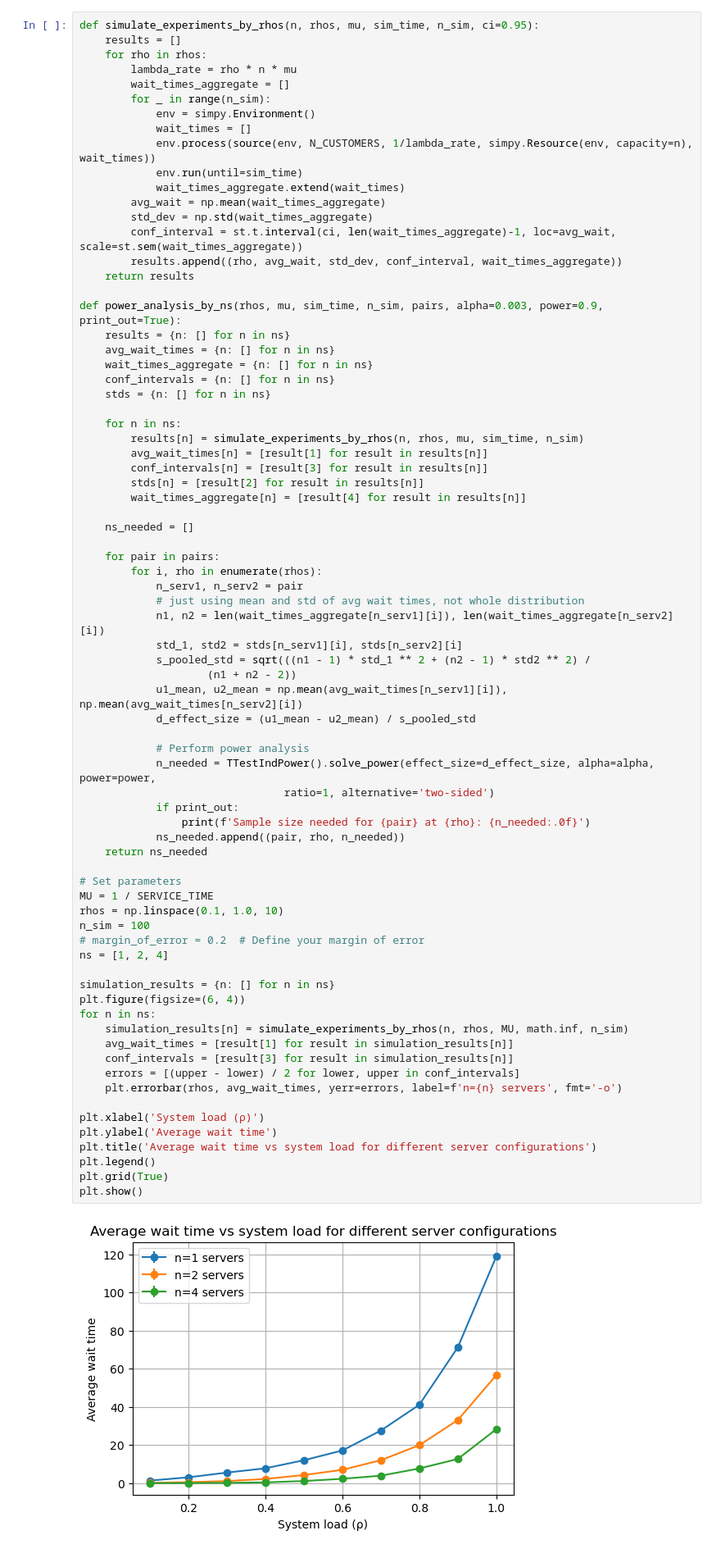
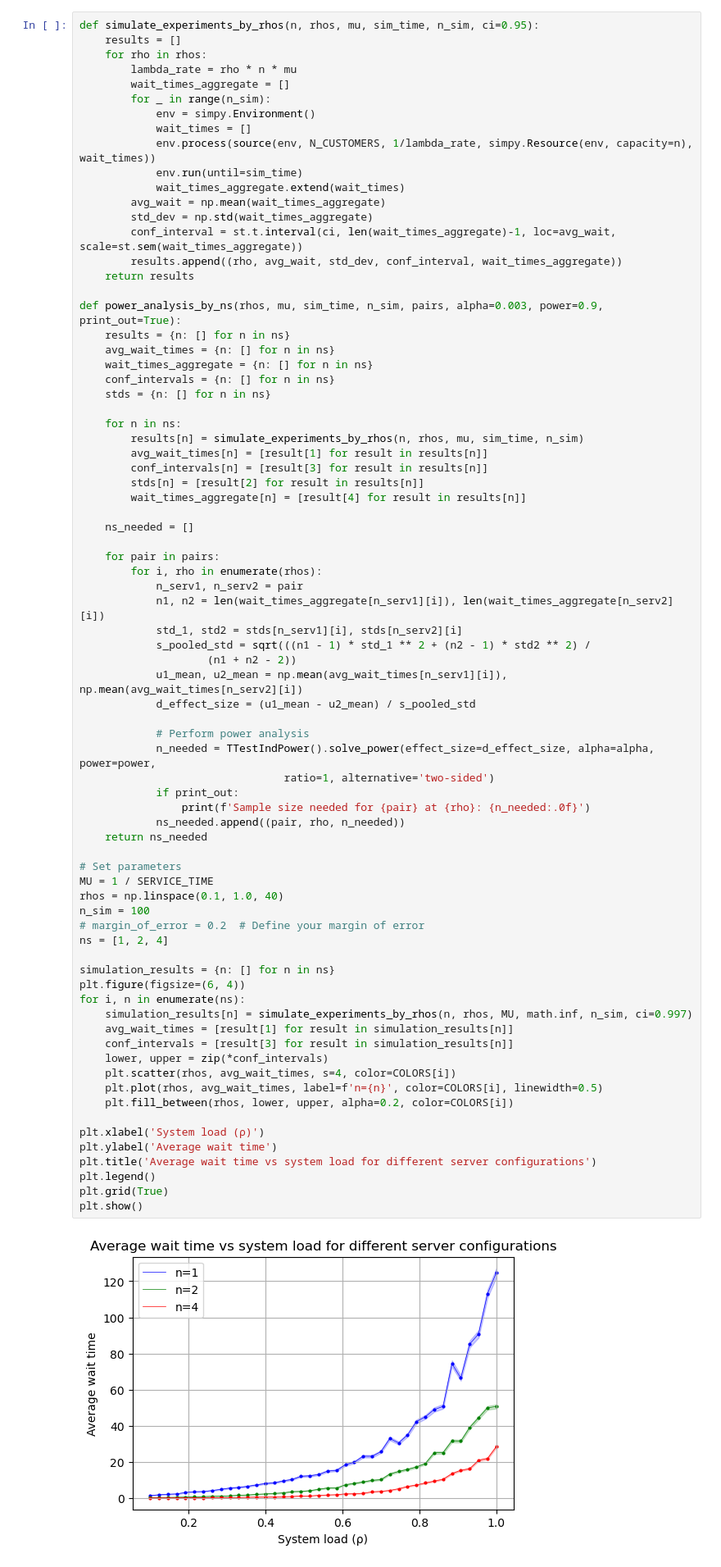
Before and after one commit to jonas4climate/ss-assignment-2, a Jupyter notebook: CalvinLaw_11306734_RaymondZhang_14865904_JonasSchaefer_14039982_2.ipynb, the cells around one changed output. Shown at 82% size. Drawn from its saved outputs; the diff is of its cells as text.

```diff
--- a/CalvinLaw_11306734_RaymondZhang_14865904_JonasSchaefer_14039982_2.ipynb
+++ b/CalvinLaw_11306734_RaymondZhang_14865904_JonasSchaefer_14039982_2.ipynb
@@ -240,46 +231,47 @@ def power_analysis_by_ns(rhos, mu, sim_time, n_sim, pairs, alpha=0.003, power=0.
     for pair in pairs:
         for i, rho in enumerate(rhos):
             n_serv1, n_serv2 = pair
-            # just using mean and std of avg wait times, not whole distribution
             n1, n2 = len(wait_times_aggregate[n_serv1][i]), len(wait_times_aggregate[n_serv2][i])
             std_1, std2 = stds[n_serv1][i], stds[n_serv2][i]
             s_pooled_std = sqrt(((n1 - 1) * std_1 ** 2 + (n2 - 1) * std2 ** 2) /
                     (n1 + n2 - 2))
             u1_mean, u2_mean = np.mean(avg_wait_times[n_serv1][i]), np.mean(avg_wait_times[n_serv2][i])
             d_effect_size = (u1_mean - u2_mean) / s_pooled_std
 
             # Perform power analysis
             n_needed = TTestIndPower().solve_power(effect_size=d_effect_size, alpha=alpha, power=power,
                                 ratio=1, alternative='two-sided')
             if print_out:
                 print(f'Sample size needed for {pair} at {rho}: {n_needed:.0f}')
             ns_needed.append((pair, rho, n_needed))
     return ns_needed
 
 # Set parameters
 MU = 1 / SERVICE_TIME
-rhos = np.linspace(0.1, 1.0, 10)
+rhos = np.linspace(0.1, 1.0, 40)
 n_sim = 100
 # margin_of_error = 0.2  # Define your margin of error
 ns = [1, 2, 4]
 
 simulation_results = {n: [] for n in ns}
 plt.figure(figsize=(6, 4))
-for n in ns:
-    simulation_results[n] = simulate_experiments_by_rhos(n, rhos, MU, math.inf, n_sim)
+for i, n in enumerate(ns):
+    simulation_results[n] = simulate_experiments_by_rhos(n, rhos, MU, math.inf, n_sim, ci=0.997)
     avg_wait_times = [result[1] for result in simulation_results[n]]
     conf_intervals = [result[3] for result in simulation_results[n]]
-    errors = [(upper - lower) / 2 for lower, upper in conf_intervals]
-    plt.errorbar(rhos, avg_wait_times, yerr=errors, label=f'n={n} servers', fmt='-o')
+    lower, upper = zip(*conf_intervals)
+    plt.scatter(rhos, avg_wait_times, s=4, color=COLORS[i])
+    plt.plot(rhos, avg_wait_times, label=f'n={n}', color=COLORS[i], linewidth=0.5)
+    plt.fill_between(rhos, lower, upper, alpha=0.2, color=COLORS[i])
 
 plt.xlabel('System load (ρ)')
 plt.ylabel('Average wait time')
 plt.title('Average wait time vs system load for different server configurations')
 plt.legend()
 plt.grid(True)
 plt.show()
 # %% [output]
-[figure, old version]
+[figure, new version]
 # %%
 possible_pairs = list(combinations(ns, 2))
 list_pairs_rhos_samples_needed = power_analysis_by_ns(rhos, MU, math.inf, n_sim, print_out=False, pairs=possible_pairs, alpha=0.003, power=0.9)
```
Also changed, not shown: parts of 3 cells of this notebook.
